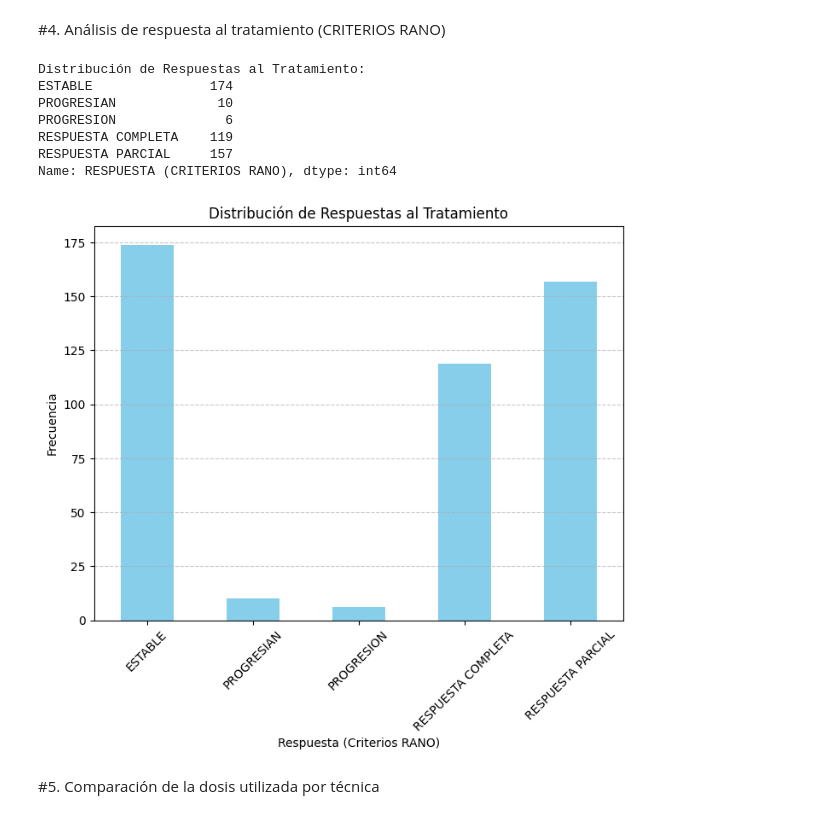
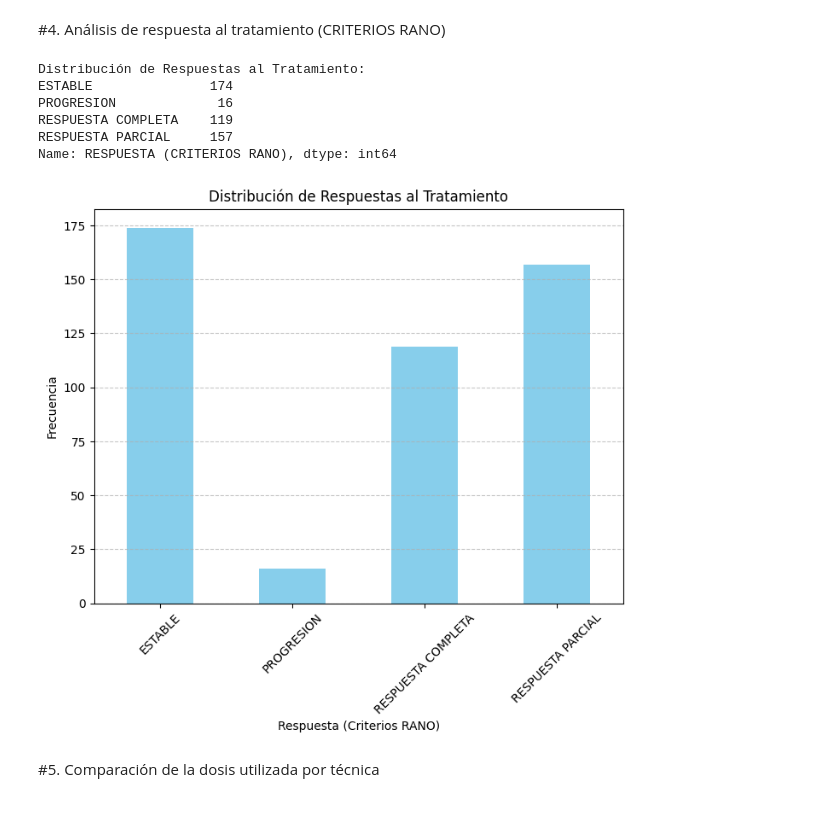
Before and after one commit to AngelTroncoso/TratamientoOncologico, a Jupyter notebook: Angel.ipynb, the cells around one changed output. Drawn from its saved outputs; the diff is of its cells as text; code cells hidden in the pictures.

```diff
--- a/Angel.ipynb
+++ b/Angel.ipynb
@@ -464,38 +464,36 @@ import matplotlib
 warnings.filterwarnings('ignore', category=UserWarning, module='matplotlib')
 
 # Calcular distribución de respuestas
 df['RESPUESTA (CRITERIOS RANO)'] = df['RESPUESTA (CRITERIOS RANO)'].str.strip()
 df['RESPUESTA (CRITERIOS RANO)'] = df['RESPUESTA (CRITERIOS RANO)'].str.upper()
 df['RESPUESTA (CRITERIOS RANO)'] = df['RESPUESTA (CRITERIOS RANO)'].str.replace('Ã', 'A')
 df['RESPUESTA (CRITERIOS RANO)'] = df['RESPUESTA (CRITERIOS RANO)'].str.normalize('NFKD').str.encode('ascii', errors='ignore').str.decode('utf-8')
 respuesta_dist = df.groupby(lambda x: df['RESPUESTA (CRITERIOS RANO)'].iloc[x].strip().upper())['RESPUESTA (CRITERIOS RANO)'].count()
-df['RESPUESTA (CRITERIOS RANO)'] = df['RESPUESTA (CRITERIOS RANO)'].str.replace('PROGRESIÃ\x91N', 'PROGRESION')
-
+df['RESPUESTA (CRITERIOS RANO)'] = df['RESPUESTA (CRITERIOS RANO)'].str.replace('PROGRESIAN', 'PROGRESION')
 # Reemplazar las dos palabras "ESTABLE" con una sola
 respuesta_dist.index = respuesta_dist.index.str.replace('ESTABLE ', 'ESTABLE')
 
 # Mostrar la tabla
 print("Distribución de Respuestas al Tratamiento:")
 print(respuesta_dist)
 
 # Graficar la distribución
 respuesta_dist.plot(kind='bar', color='skyblue', figsize=(8, 6))
 plt.rcParams['font.family'] = 'sans-serif'
 plt.title('Distribución de Respuestas al Tratamiento')
 plt.xlabel('Respuesta (Criterios RANO)')
 plt.ylabel('Frecuencia')
 plt.xticks(rotation=45)
 plt.grid(axis='y', linestyle='--', alpha=0.7)
 plt.show()
 # %% [output]
 Distribución de Respuestas al Tratamiento:
 ESTABLE               174
-PROGRESIAN             10
-PROGRESION              6
+PROGRESION             16
 RESPUESTA COMPLETA    119
 RESPUESTA PARCIAL     157
 Name: RESPUESTA (CRITERIOS RANO), dtype: int64
-[figure, old version]
+[figure, new version]
 # %% [markdown]
 #5. Comparación de la dosis utilizada por técnica
 # %%
```
